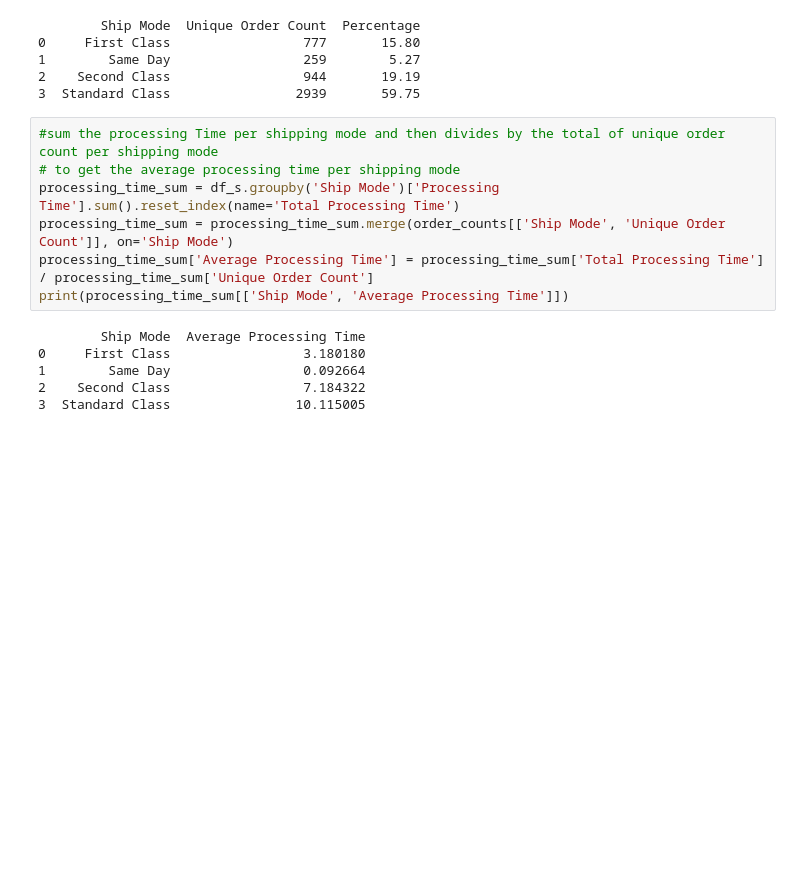
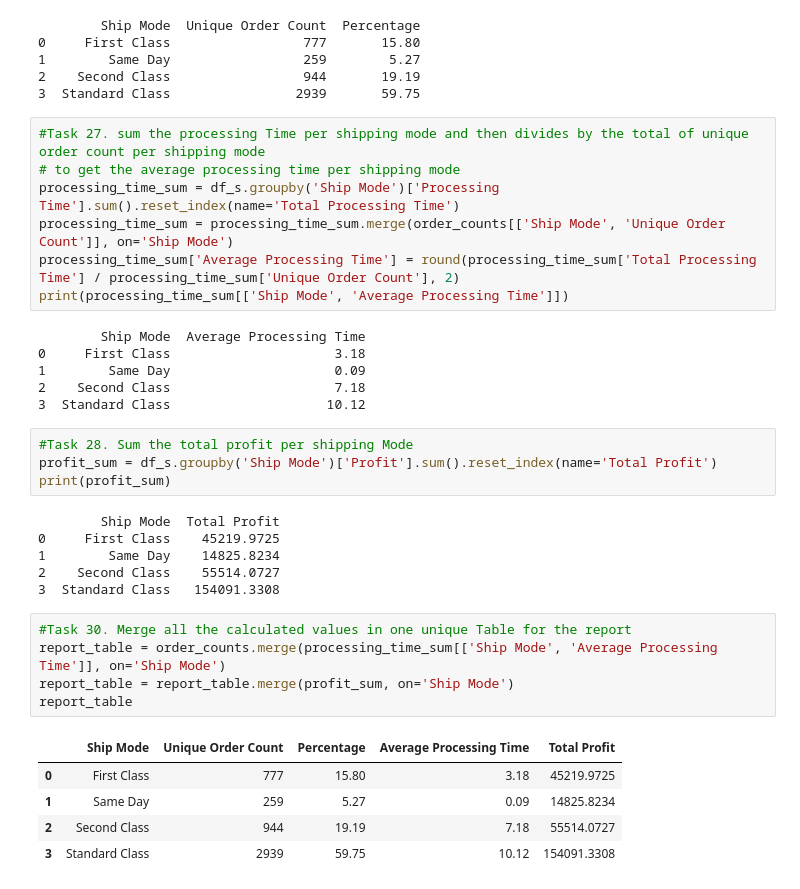
Before and after one commit to juanescdiaz/Group6_Assigment2_Retail, a Jupyter notebook: notebooks/retail_analysis.ipynb, the cells around one changed output. Saved outputs shown, nothing was run; the diff lists cells and outputs as text; blank space fills up the shorter version.

Commit message:
Merge all the values in one table

```diff
--- a/notebooks/retail_analysis.ipynb
+++ b/notebooks/retail_analysis.ipynb
@@ -238,15 +238,36 @@ print(order_counts)
 2    Second Class                 944       19.19
 3  Standard Class                2939       59.75
 # %%
-#sum the processing Time per shipping mode and then divides by the total of unique order count per shipping mode
+#Task 27. sum the processing Time per shipping mode and then divides by the total of unique order count per shipping mode
 # to get the average processing time per shipping mode
 processing_time_sum = df_s.groupby('Ship Mode')['Processing Time'].sum().reset_index(name='Total Processing Time')
 processing_time_sum = processing_time_sum.merge(order_counts[['Ship Mode', 'Unique Order Count']], on='Ship Mode')
-processing_time_sum['Average Processing Time'] = processing_time_sum['Total Processing Time'] / processing_time_sum['Unique Order Count']
+processing_time_sum['Average Processing Time'] = round(processing_time_sum['Total Processing Time'] / processing_time_sum['Unique Order Count'], 2)
 print(processing_time_sum[['Ship Mode', 'Average Processing Time']])
 # %% [output]
         Ship Mode  Average Processing Time
-0     First Class                 3.180180
-1        Same Day                 0.092664
-2    Second Class                 7.184322
-3  Standard Class                10.115005
+0     First Class                     3.18
+1        Same Day                     0.09
+2    Second Class                     7.18
+3  Standard Class                    10.12
+# %%
+#Task 28. Sum the total profit per shipping Mode
+profit_sum = df_s.groupby('Ship Mode')['Profit'].sum().reset_index(name='Total Profit')
+print(profit_sum)
+# %% [output]
+        Ship Mode  Total Profit
+0     First Class    45219.9725
+1        Same Day    14825.8234
+2    Second Class    55514.0727
+3  Standard Class   154091.3308
+# %%
+#Task 30. Merge all the calculated values in one unique Table for the report
+report_table = order_counts.merge(processing_time_sum[['Ship Mode', 'Average Processing Time']], on='Ship Mode')
+report_table = report_table.merge(profit_sum, on='Ship Mode')
+report_table
+# %% [output]
+|  | Ship Mode | Unique Order Count | Percentage | Average Processing Time | Total Profit |
+| 0 | First Class | 777 | 15.80 | 3.18 | 45219.9725 |
+| 1 | Same Day | 259 | 5.27 | 0.09 | 14825.8234 |
+| 2 | Second Class | 944 | 19.19 | 7.18 | 55514.0727 |
+| 3 | Standard Class | 2939 | 59.75 | 10.12 | 154091.3308 |
```
